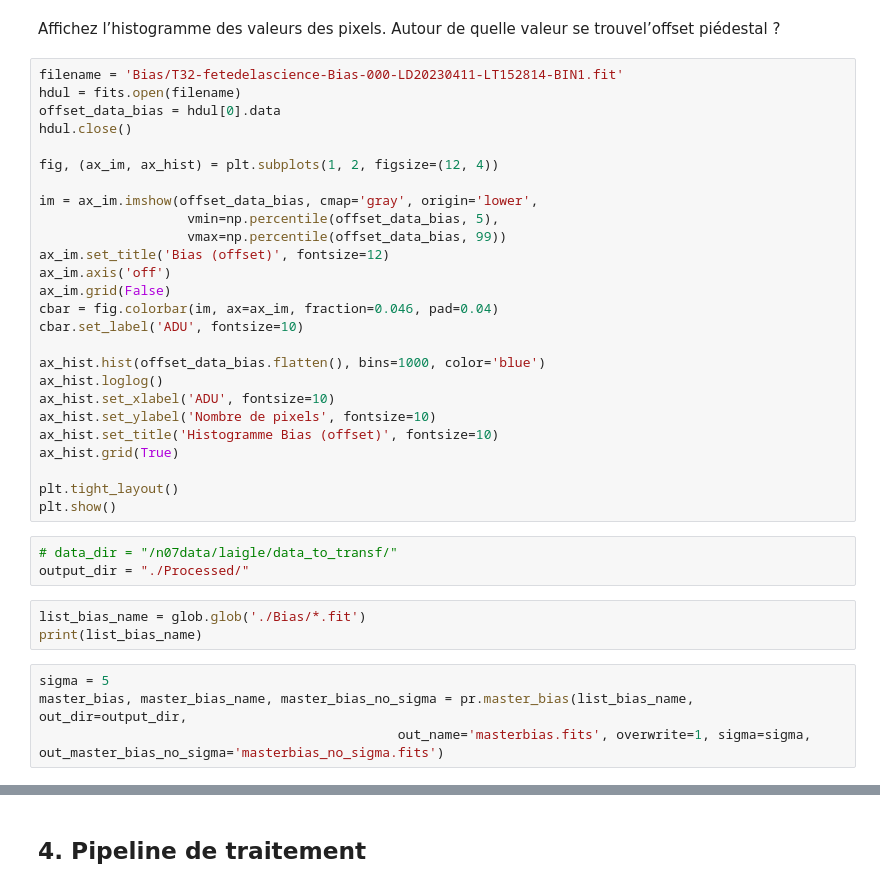
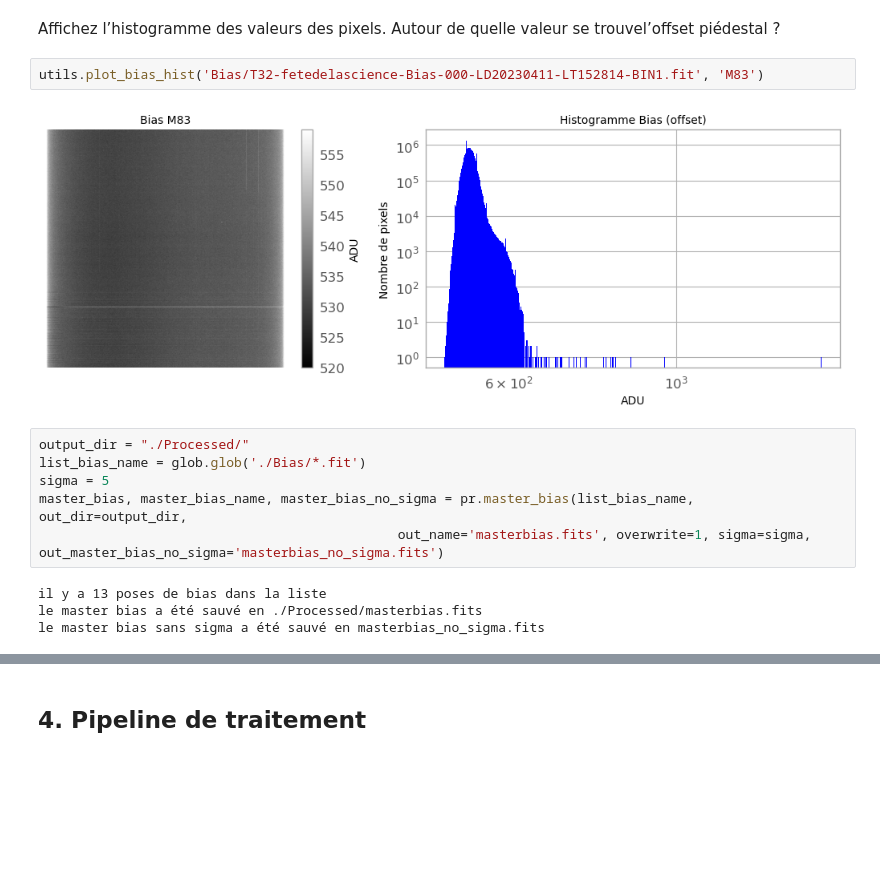
Before and after one commit to kmiloarguello/galaxies, a Jupyter notebook: ARG_TP1.ipynb, the cells around one changed output, grey strips where cells are left out. Cells and saved outputs as stored; diff of their text form; blank space fills up the shorter version.

```diff
--- a/ARG_TP1.ipynb
+++ b/ARG_TP1.ipynb
@@ -129,39 +133,17 @@ Qu’apprend-on ? Vérifiez en particulier le temps d’exposition et la taille
 ### Construction de la pose maitre d’offset
 # %% [markdown]
 Affichez l’histogramme des valeurs des pixels. Autour de quelle valeur se trouvel’offset piédestal ?
-# %%
-filename = 'Bias/T32-fetedelascience-Bias-000-LD20230411-LT152814-BIN1.fit'
-hdul = fits.open(filename)
-offset_data_bias = hdul[0].data
-hdul.close()
-
-fig, (ax_im, ax_hist) = plt.subplots(1, 2, figsize=(12, 4))
-
-im = ax_im.imshow(offset_data_bias, cmap='gray', origin='lower',
-                   vmin=np.percentile(offset_data_bias, 5),
-                   vmax=np.percentile(offset_data_bias, 99))
-ax_im.set_title('Bias (offset)', fontsize=12)
-ax_im.axis('off')
-ax_im.grid(False)
-cbar = fig.colorbar(im, ax=ax_im, fraction=0.046, pad=0.04)
-cbar.set_label('ADU', fontsize=10)
-
-ax_hist.hist(offset_data_bias.flatten(), bins=1000, color='blue')
-ax_hist.loglog()
-ax_hist.set_xlabel('ADU', fontsize=10)
-ax_hist.set_ylabel('Nombre de pixels', fontsize=10)
-ax_hist.set_title('Histogramme Bias (offset)', fontsize=10)
-ax_hist.grid(True)
-
-plt.tight_layout()
-plt.show()
-# %%
-# data_dir = "/n07data/laigle/data_to_transf/"
-output_dir = "./Processed/"
-# %%
-list_bias_name = glob.glob('./Bias/*.fit')
-print(list_bias_name)
+# %%
+utils.plot_bias_hist('Bias/T32-fetedelascience-Bias-000-LD20230411-LT152814-BIN1.fit', 'M83')
+# %% [output]
+[figure, added]
 # %%
+output_dir = "./Processed/"
+list_bias_name = glob.glob('./Bias/*.fit')
 sigma = 5
 master_bias, master_bias_name, master_bias_no_sigma = pr.master_bias(list_bias_name, out_dir=output_dir,
                                               out_name='masterbias.fits', overwrite=1, sigma=sigma, out_master_bias_no_sigma='masterbias_no_sigma.fits')
+# %% [output]
+il y a 13 poses de bias dans la liste
+le master bias a été sauvé en ./Processed/masterbias.fits
+le master bias sans sigma a été sauvé en masterbias_no_sigma.fits
```
Also changed, not shown: parts of 40 cells of this notebook, 6 other files.
